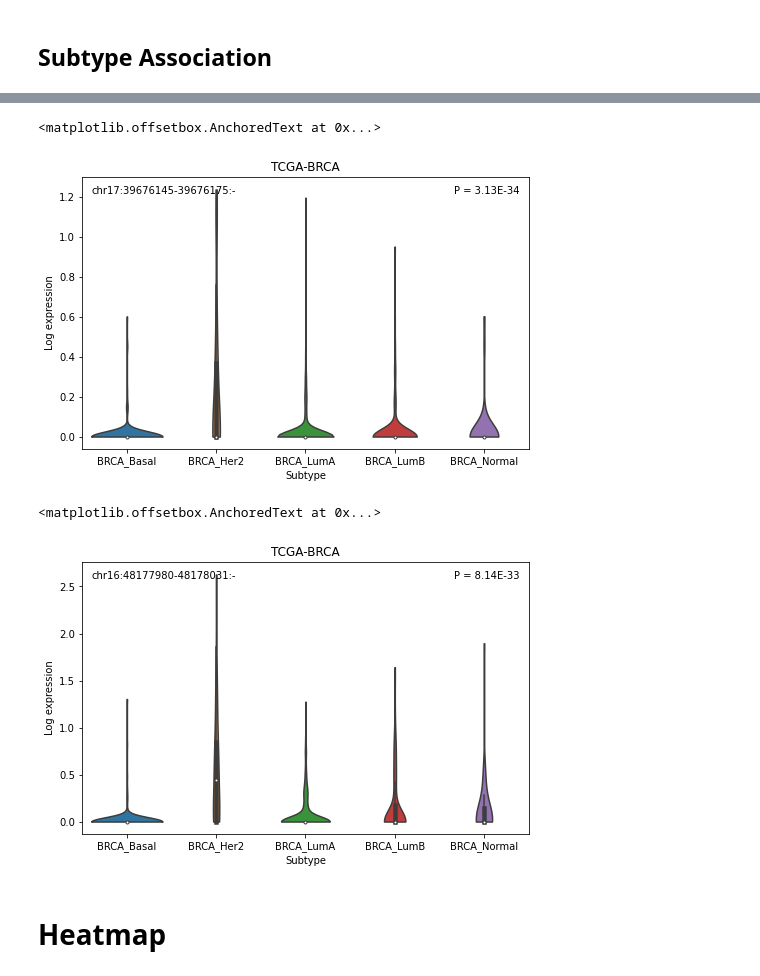
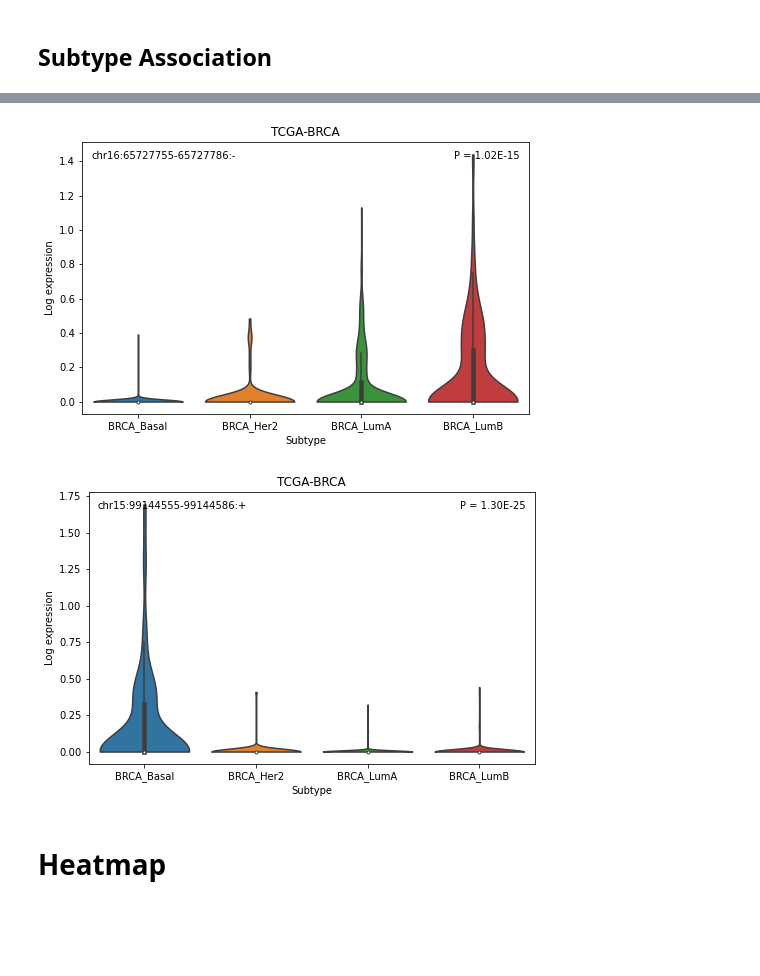
Before and after one commit to goodarzilab/Jeff, a Jupyter notebook: pancancer_oncRNA/BRCA_subtype.ipynb, the cells around one changed output, grey strips where cells are left out. Cells and saved outputs as stored; diff of their text form; code cells hidden in the pictures; blank space fills up the shorter version.

Commit message:
Update figures

```diff
--- a/pancancer_oncRNA/BRCA_subtype.ipynb
+++ b/pancancer_oncRNA/BRCA_subtype.ipynb
@@ -92,7 +94,7 @@ rnacol.estimated_document_count()
 # %% [output]
 261479
 # %%
-brca_merge["Order"] = np.arange(982)
+brca_merge["Order"] = np.arange(946)
 brca_dict_order = dict(zip(brca_merge["TCGAbarcode"], brca_merge["Order"]))
 len(brca_dict_order)
 # %% [output]
@@ -100,13 +102,13 @@ len(brca_dict_order)
 # %%
 %%time
-data = np.zeros((982, 15443))
-binary_data = np.zeros((982, 15443))
+data = np.zeros((946, 15404))
+binary_data = np.zeros((946, 15404))
 cursor = rnacol.find(no_cursor_timeout=True)
 oncRNA_order = []
 j = 0
 for rna in cursor:
     locus = rna["_id"]["locus"]
-    if locus in brca_oncRNAs:
+    if locus in sig_brca:
         oncRNA_order.append(locus)
         for s in rna["samples"]:
             barcode = s["study"]
@@ -143,12 +138,12 @@ data_df.head(1)
 pval_results = {}
 for j in range(len(oncRNA_order)):
     rna = oncRNA_order[j]
-    tumor_subtype_dict= {"BRCA_Basal":[], "BRCA_Her2":[], "BRCA_LumA":[], "BRCA_LumB":[], "BRCA_Normal":[]}
+    tumor_subtype_dict= {"BRCA_Basal":[], "BRCA_Her2":[], "BRCA_LumA":[], "BRCA_LumB":[]}
 
     for i, barcode, subtype in zip(brca_merge["Order"], brca_merge["TCGAbarcode"], brca_merge["Subtype"]):
         tumor_subtype_dict[subtype].append(data[i,j])
     test = scipy.stats.f_oneway(tumor_subtype_dict["BRCA_Basal"], tumor_subtype_dict["BRCA_Her2"], tumor_subtype_dict["BRCA_LumA"],
-                                tumor_subtype_dict["BRCA_LumB"], tumor_subtype_dict["BRCA_Normal"])
+                                tumor_subtype_dict["BRCA_LumB"])
     pval_results[rna] = {"pval":test.pvalue, "data":tumor_subtype_dict}
 # %%
 pval_results_df = pd.DataFrame(pval_results).T
@@ -166,3 +161,25 @@ sig_results.head()
 | chr14:71907472-71907534:+ | 0.0 | {'BRCA_Basal': [0.0, 0.0, 0.0, 0.... | 0.0 |
 | chr15:99144555-99144586:+ | 0.0 | {'BRCA_Basal': [0.593813296786104... | 0.0 |
 | chr3:119320656-119320706:- | 0.0 | {'BRCA_Basal': [0.593813296786104... | 0.0 |
+# %%
+plt.figure(figsize=(8,5))
+rna = sig_results.index[1]
+tumor_subtype_dict = sig_results.loc[rna]["data"]
+pval = sig_results.loc[rna]["pval"]
+exp_data = []
+subtype_data = []
+order = ["BRCA_Basal", "BRCA_Her2", "BRCA_LumA", "BRCA_LumB"]
+for subtype in order:
+    exp_data.extend(tumor_subtype_dict[subtype])
+    subtype_data.extend([subtype]*len(tumor_subtype_dict[subtype]))
+data = pd.DataFrame(subtype_data, columns=["Subtype"])
+data["RNA expression"] = exp_data
+data["Log expression"] = np.log(data["RNA expression"] + 1)
+sns.violinplot(x="Subtype", y="Log expression", data=data, scale="width", inner="box", cut=0) #Scale by width
+plt.title("TCGA-BRCA")
+ax = plt.gca()
+ax.add_artist(AnchoredText(f"P = {'%.2E' % Decimal(pval)}", frameon=False,
+                            loc='upper right'))
+ax.add_artist(AnchoredText(f"{rna}", frameon=False,
+                            loc='upper left'))
+plt.savefig(f"{path}/figures/subtypes/brca_subtype_assoc_oncRNA1.pdf")
@@ -169,53 +188,51 @@ sig_results.head()
 # %%
 plt.figure(figsize=(8,5))
-rna = sig_results.index[0]
+rna = sig_results.index[38]
 tumor_subtype_dict = sig_results.loc[rna]["data"]
 pval = sig_results.loc[rna]["pval"]
 exp_data = []
 subtype_data = []
-order = ["BRCA_Basal", "BRCA_Her2", "BRCA_LumA", "BRCA_LumB", "BRCA_Normal"]
+order = ["BRCA_Basal", "BRCA_Her2", "BRCA_LumA", "BRCA_LumB"]
 for subtype in order:
     exp_data.extend(tumor_subtype_dict[subtype])
     subtype_data.extend([subtype]*len(tumor_subtype_dict[subtype]))
 data = pd.DataFrame(subtype_data, columns=["Subtype"])
 data["RNA expression"] = exp_data
 data["Log expression"] = np.log(data["RNA expression"] + 1)
-sns.violinplot(x="Subtype", y="Log expression", data=data, scale="area", inner="box", cut=0)
+sns.violinplot(x="Subtype", y="Log expression", data=data, scale="width", inner="box", cut=0)
 plt.title("TCGA-BRCA")
 ax = plt.gca()
 ax.add_artist(AnchoredText(f"P = {'%.2E' % Decimal(pval)}", frameon=False,
                             loc='upper right'))
 ax.add_artist(AnchoredText(f"{rna}", frameon=False,
                             loc='upper left'))
-# plt.savefig("figures/subtype_assoc_oncRNA1.pdf")
+plt.savefig(f"{path}/figures/subtypes/brca_subtype_assoc_oncRNA2.pdf")
 # %% [output]
-<matplotlib.offsetbox.AnchoredText at 0x...>
-[figure, old version]
+[figure, new version]
 # %%
 plt.figure(figsize=(8,5))
-rna = sig_results.index[1]
+rna = sig_results.index[3]
 tumor_subtype_dict = sig_results.loc[rna]["data"]
 pval = sig_results.loc[rna]["pval"]
 exp_data = []
 subtype_data = []
-order = ["BRCA_Basal", "BRCA_Her2", "BRCA_LumA", "BRCA_LumB", "BRCA_Normal"]
+order = ["BRCA_Basal", "BRCA_Her2", "BRCA_LumA", "BRCA_LumB"]
 for subtype in order:
     exp_data.extend(tumor_subtype_dict[subtype])
     subtype_data.extend([subtype]*len(tumor_subtype_dict[subtype]))
 data = pd.DataFrame(subtype_data, columns=["Subtype"])
 data["RNA expression"] = exp_data
 data["Log expression"] = np.log(data["RNA expression"] + 1)
-sns.violinplot(x="Subtype", y="Log expression", data=data, scale="area", inner="box", cut=0)
+sns.violinplot(x="Subtype", y="Log expression", data=data, scale="width", inner="box", cut=0)
 plt.title("TCGA-BRCA")
 ax = plt.gca()
 ax.add_artist(AnchoredText(f"P = {'%.2E' % Decimal(pval)}", frameon=False,
                             loc='upper right'))
 ax.add_artist(AnchoredText(f"{rna}", frameon=False,
                             loc='upper left'))
-# plt.savefig("figures/subtype_assoc_oncRNA1.pdf")
+plt.savefig(f"{path}/figures/subtypes/brca_subtype_assoc_oncRNA3.pdf")
 # %% [output]
-<matplotlib.offsetbox.AnchoredText at 0x...>
-[figure, old version]
+[figure, new version]
 # %% [markdown]
 # Heatmap
 # %%
```
Also changed, not shown: parts of 23 cells of this notebook, 17 other files.
